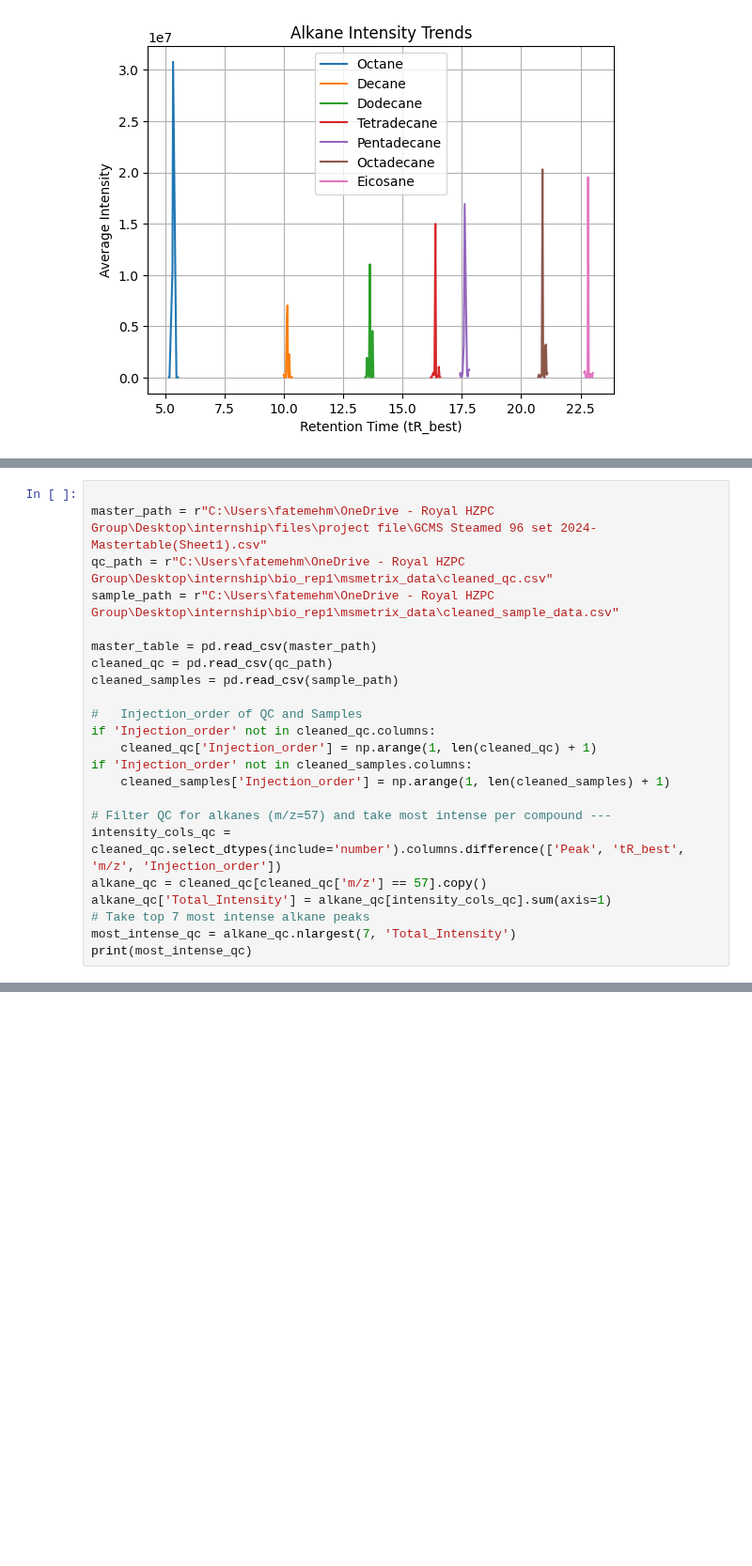
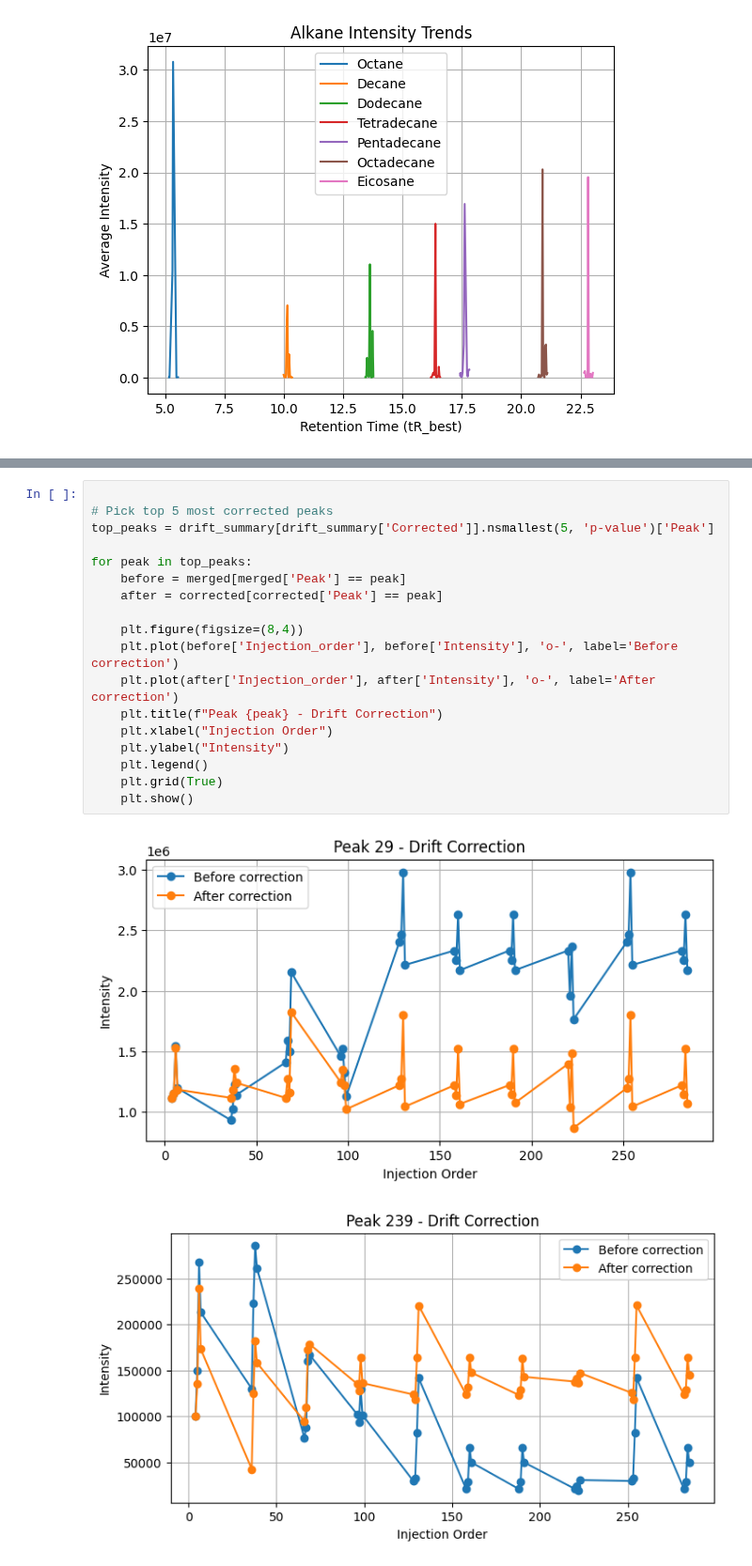
Before and after one commit to Fatemeh1362/internship, a Jupyter notebook: data_prepration.ipynb, the cells around one changed output, grey strips where cells are left out. Shown at 94% size. Drawn from its saved outputs; the diff is of its cells as text; blank space fills up the shorter version.

```diff
--- a/data_prepration.ipynb
+++ b/data_prepration.ipynb
@@ -456,23 +383,0 @@ Intercept: 15.7823
-# %%
-
-master_path = r"C:\Users\fatemehm\OneDrive - Royal HZPC Group\Desktop\internship\files\project file\GCMS Steamed 96 set 2024- Mastertable(Sheet1).csv"
-qc_path = r"C:\Users\fatemehm\OneDrive - Royal HZPC Group\Desktop\internship\bio_rep1\msmetrix_data\cleaned_qc.csv"
-sample_path = r"C:\Users\fatemehm\OneDrive - Royal HZPC Group\Desktop\internship\bio_rep1\msmetrix_data\cleaned_sample_data.csv"
-
-master_table = pd.read_csv(master_path)
-cleaned_qc = pd.read_csv(qc_path)
-cleaned_samples = pd.read_csv(sample_path)
-
-#   Injection_order of QC and Samples
-if 'Injection_order' not in cleaned_qc.columns:
-    cleaned_qc['Injection_order'] = np.arange(1, len(cleaned_qc) + 1)
-if 'Injection_order' not in cleaned_samples.columns:
-    cleaned_samples['Injection_order'] = np.arange(1, len(cleaned_samples) + 1)
-
-# Filter QC for alkanes (m/z=57) and take most intense per compound ---
-intensity_cols_qc = cleaned_qc.select_dtypes(include='number').columns.difference(['Peak', 'tR_best', 'm/z', 'Injection_order'])
-alkane_qc = cleaned_qc[cleaned_qc['m/z'] == 57].copy()
-alkane_qc['Total_Intensity'] = alkane_qc[intensity_cols_qc].sum(axis=1)
-# Take top 7 most intense alkane peaks
-most_intense_qc = alkane_qc.nlargest(7, 'Total_Intensity')
-print(most_intense_qc)
@@ -666,0 +483,21 @@ plt.show()
+# %%
+
+# Pick top 5 most corrected peaks
+top_peaks = drift_summary[drift_summary['Corrected']].nsmallest(5, 'p-value')['Peak']
+
+for peak in top_peaks:
+    before = merged[merged['Peak'] == peak]
+    after = corrected[corrected['Peak'] == peak]
+
+    plt.figure(figsize=(8,4))
+    plt.plot(before['Injection_order'], before['Intensity'], 'o-', label='Before correction')
+    plt.plot(after['Injection_order'], after['Intensity'], 'o-', label='After correction')
+    plt.title(f"Peak {peak} - Drift Correction")
+    plt.xlabel("Injection Order")
+    plt.ylabel("Intensity")
+    plt.legend()
+    plt.grid(True)
+    plt.show()
+# %% [output]
+[figure, added]
+[figure, added]
```
Also changed, not shown: parts of 70 cells of this notebook.
